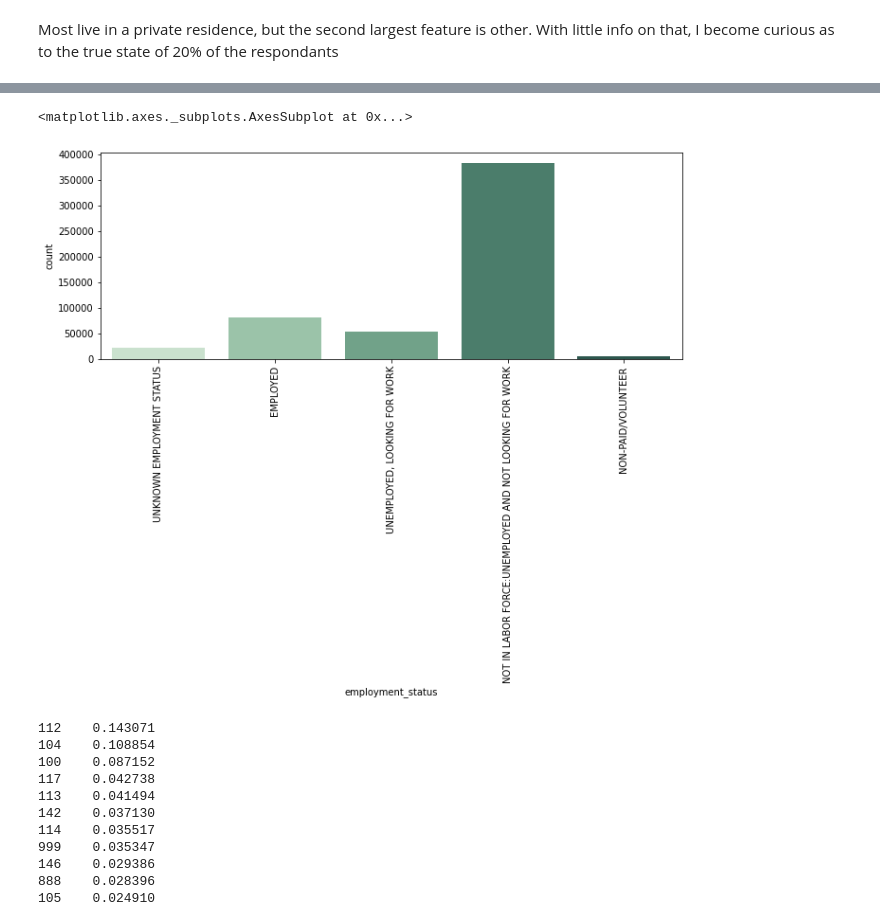
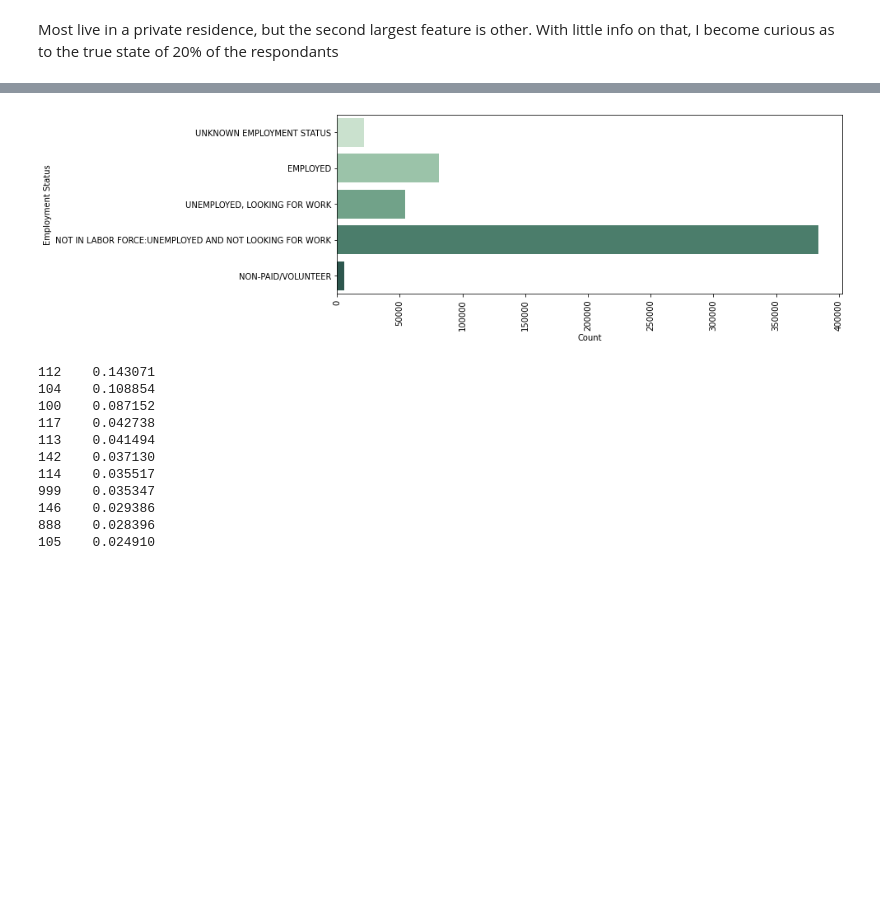
Before and after one commit to qweliant/PCSstudy, a Jupyter notebook: NYpcs_EDA.ipynb, the cells around one changed output, grey strips where cells are left out. Saved outputs shown, nothing was run; the diff lists cells and outputs as text; code cells hidden in the pictures; blank space fills up the shorter version.

```diff
--- a/NYpcs_EDA.ipynb
+++ b/NYpcs_EDA.ipynb
@@ -111,10 +108,11 @@ sns.countplot(x="household_composition", palette="ch:1.3,-.2,dark=.3", data=pcs,
 # %%
 f, axes = plt.subplots( sharey=True, figsize=(11, 4))
 plt.xticks(rotation='vertical')
-sns.countplot(x="employment_status", palette="ch:2.5,-.2,dark=.3", data=pcs)
+sns.countplot(y="employment_status", palette="ch:2.5,-.2,dark=.3", data=pcs)
+plt.xlabel("Count")
+plt.ylabel("Employment Status")
 # %% [output]
-<matplotlib.axes._subplots.AxesSubplot at 0x...>
-[figure, old version]
+[figure, new version]
 # %%
 pcs['three_digit_residence_zip_code'].value_counts(normalize=True)
 # %% [output]
```
Also changed, not shown: parts of 11 cells of this notebook, 5 other files.
